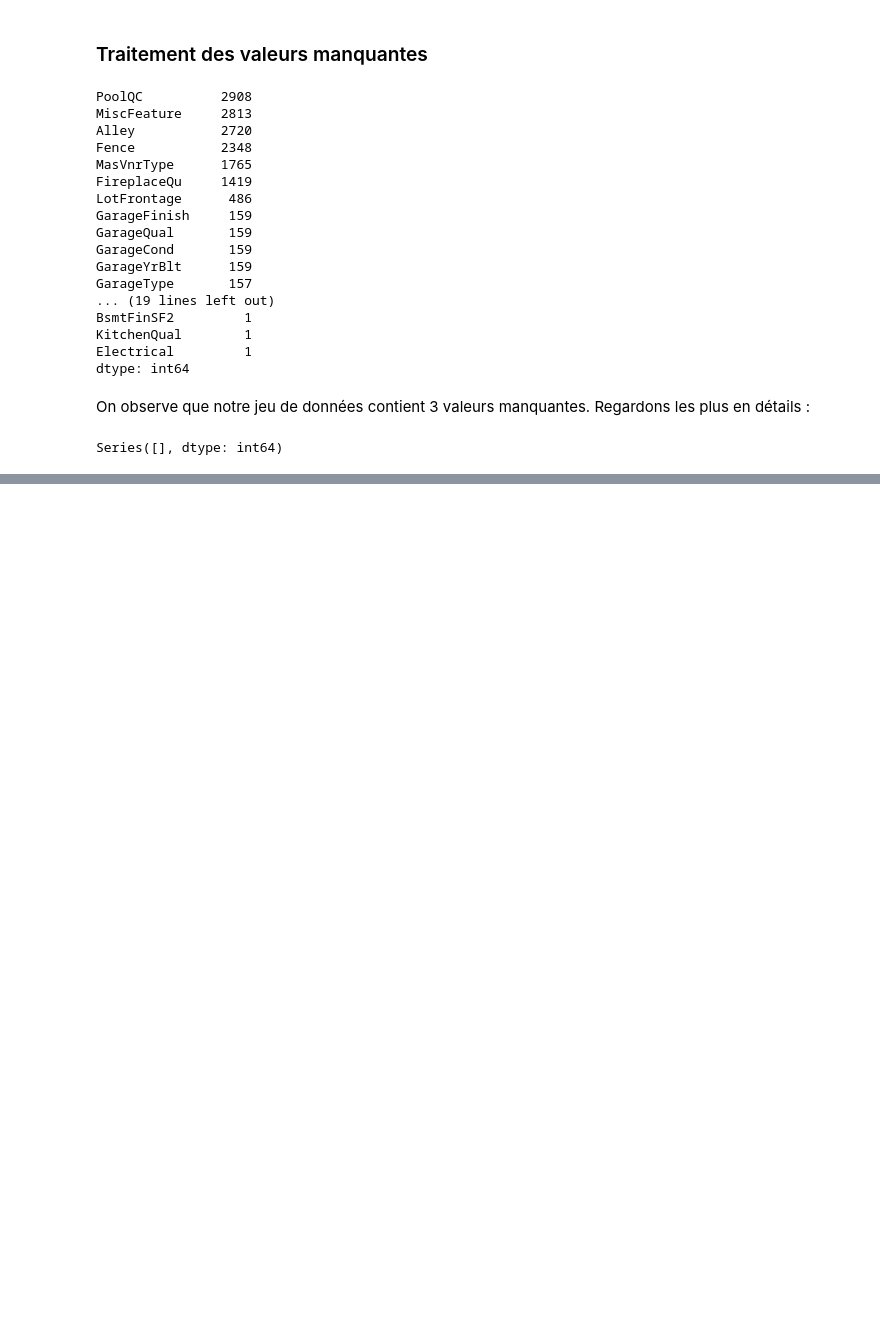
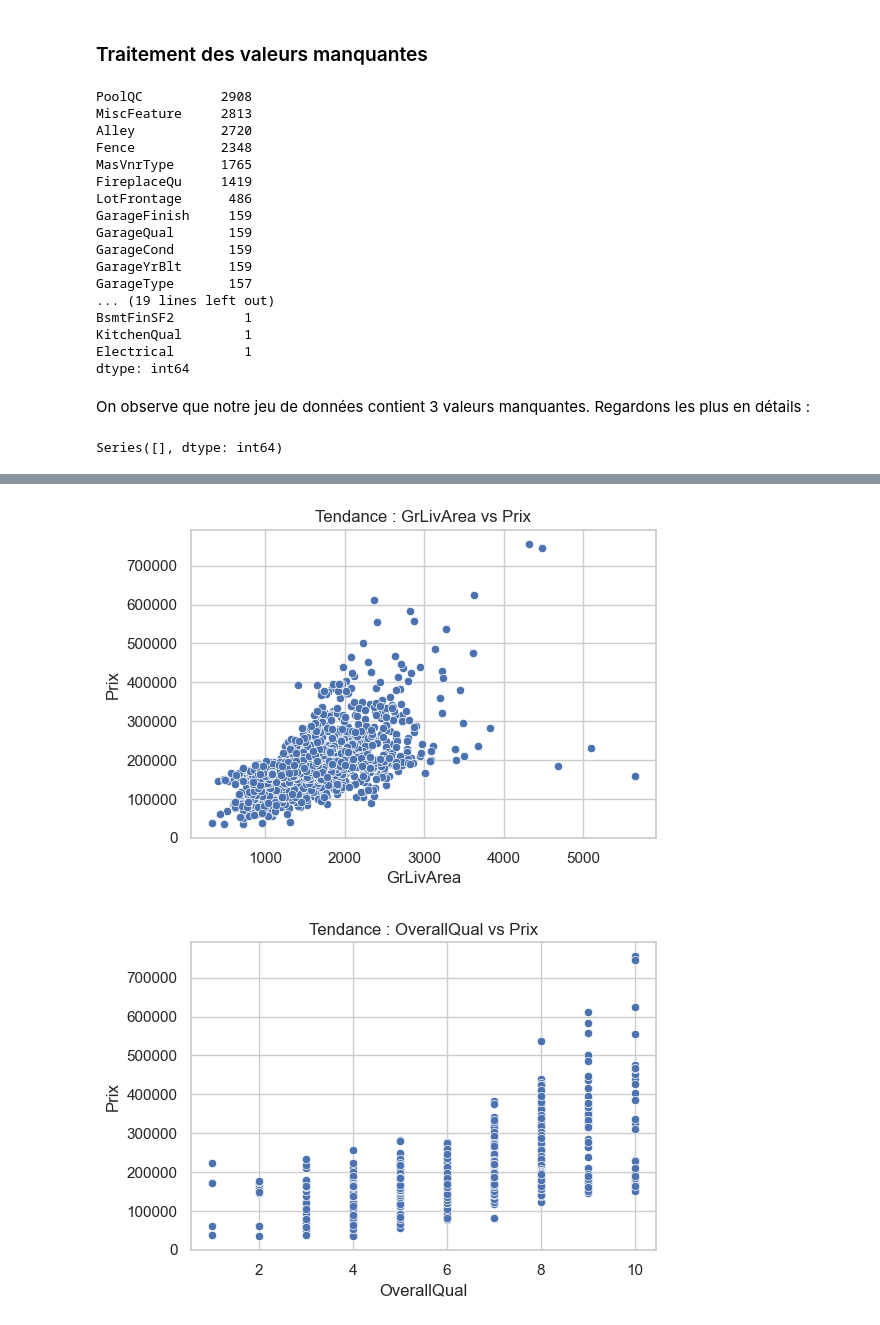
Before and after one commit to HounnaLucas/Prediction_immobilier, a Jupyter notebook: Prédiction immobilière.ipynb, the cells around one changed output, grey strips where cells are left out. Drawn from its saved outputs; the diff is of its cells as text; code cells hidden in the pictures; blank space fills up the shorter version.

```diff
--- a/Prédiction immobilière.ipynb
+++ b/Prédiction immobilière.ipynb
@@ -564,0 +203,9 @@ if submit_button:
+# %%
+
+# Analyse de corrélation avec le prix
+import pandas as pd
+import matplotlib.pyplot as plt
+import seaborn as sns
+
+sns.set(style="whitegrid")
+%matplotlib inline
@@ -564,0 +259,22 @@ if submit_button:
+# %%
+import matplotlib.pyplot as plt
+import seaborn as sns
+
+# Sélection des variables numériques fortement corrélées avec le prix
+top_numeric_vars = [
+    "GrLivArea", "OverallQual", "TotRmsAbvGrd", "GarageCars",
+    "GarageArea", "1stFlrSF", "TotalBsmtSF", "FullBath",
+    "YearBuilt", "Fireplaces", "MasVnrArea", "YearRemodAdd"
+]
+
+# Scatterplots
+for var in top_numeric_vars:
+    plt.figure(figsize=(6,4))
+    sns.scatterplot(x=var, y="SalePrice", data=datafus)
+    plt.title(f"Tendance : {var} vs Prix")
+    plt.xlabel(var)
+    plt.ylabel("Prix")
+    plt.show()
+# %% [output]
+[figure, added]
+[figure, added]
```
Also changed, not shown: parts of 30 cells of this notebook.
